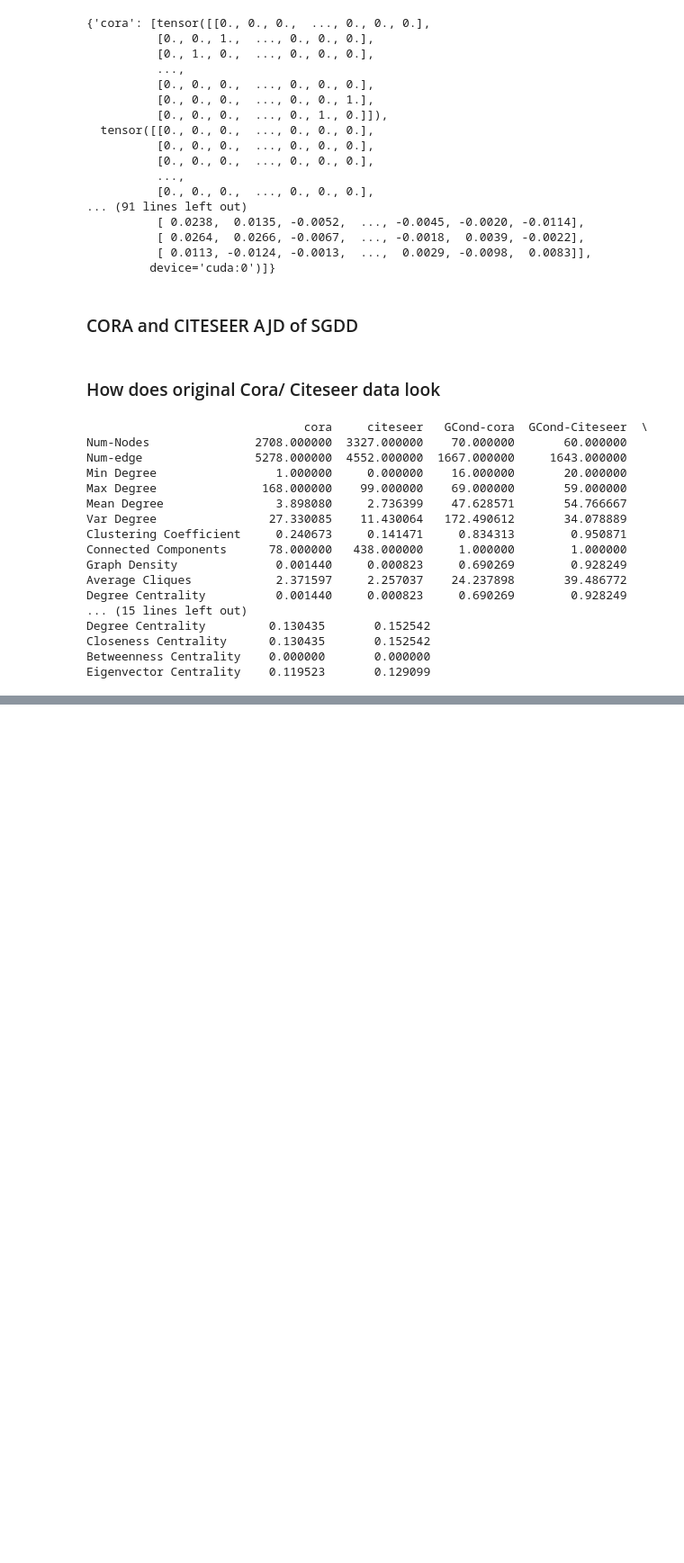
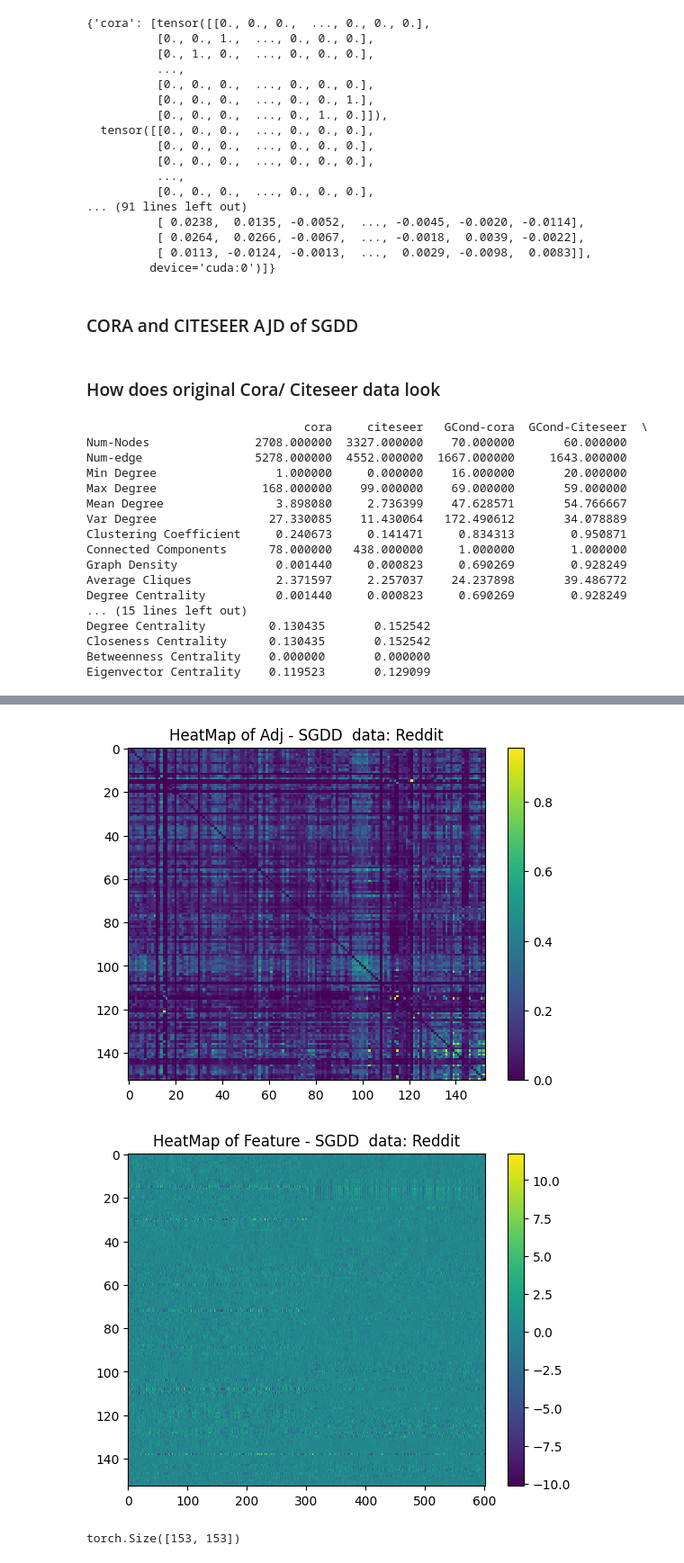
Before and after one commit to Jaykakkad82/data, a Jupyter notebook: exp3/new_exp3_partB.ipynb, the cells around one changed output, grey strips where cells are left out. Shown at 90% size. Drawn from its saved outputs; the diff is of its cells as text; code cells hidden in the pictures; blank space fills up the shorter version.

```diff
--- a/exp3/new_exp3_partB.ipynb
+++ b/exp3/new_exp3_partB.ipynb
@@ -517,0 +556,10 @@ Eigenvector Centrality    0.119523       0.129099
+# %%
+adj_path="distil_data/sgdd/adj_reddit_0.001_85.pt"
+feat_path ="distil_data/sgdd/feat_reddit_0.001_85.pt"
+method = "SGDD"
+dataname = "Reddit"
+visualize_distil_data(adj_path,feat_path,method,dataname)
+# %% [output]
+[figure, added]
+[figure, added]
+torch.Size([153, 153])
```
Also changed, not shown: parts of 6 cells of this notebook, 5 other files.
